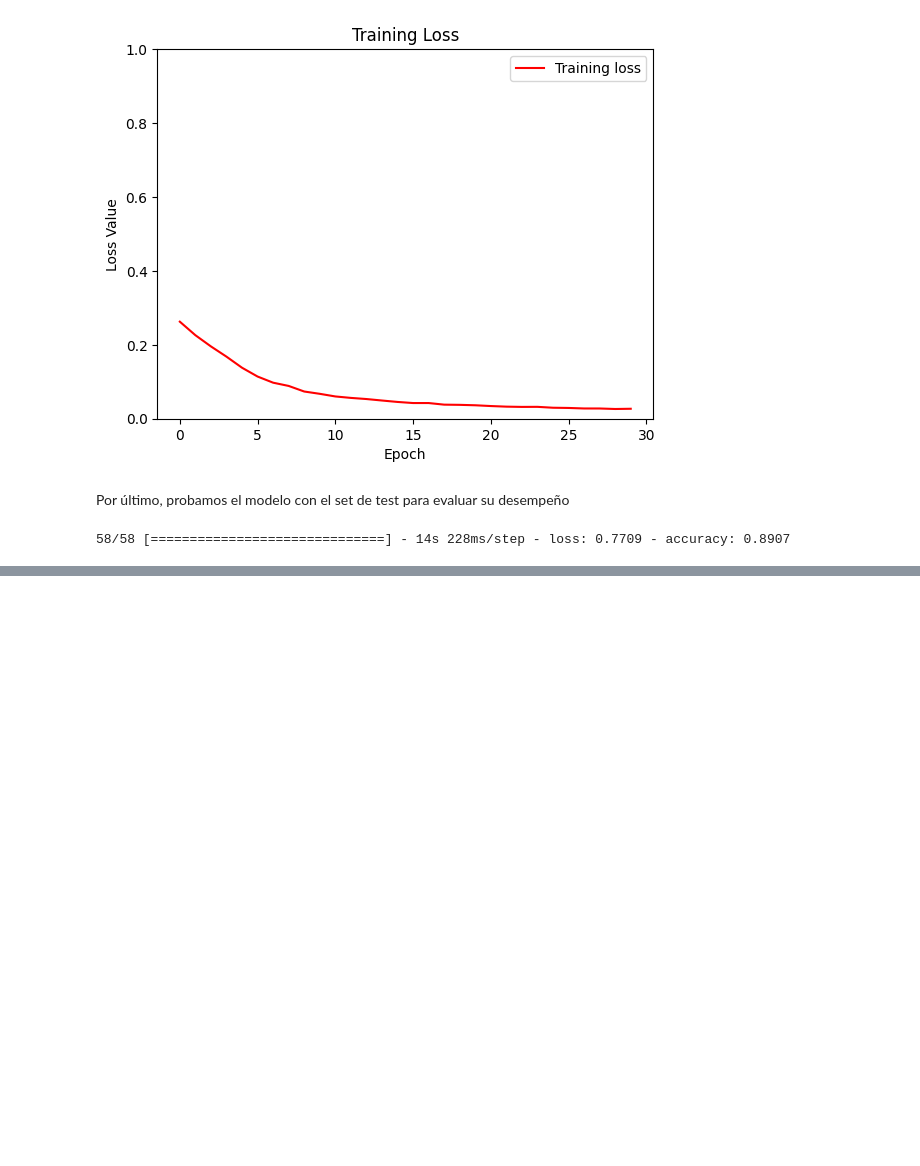
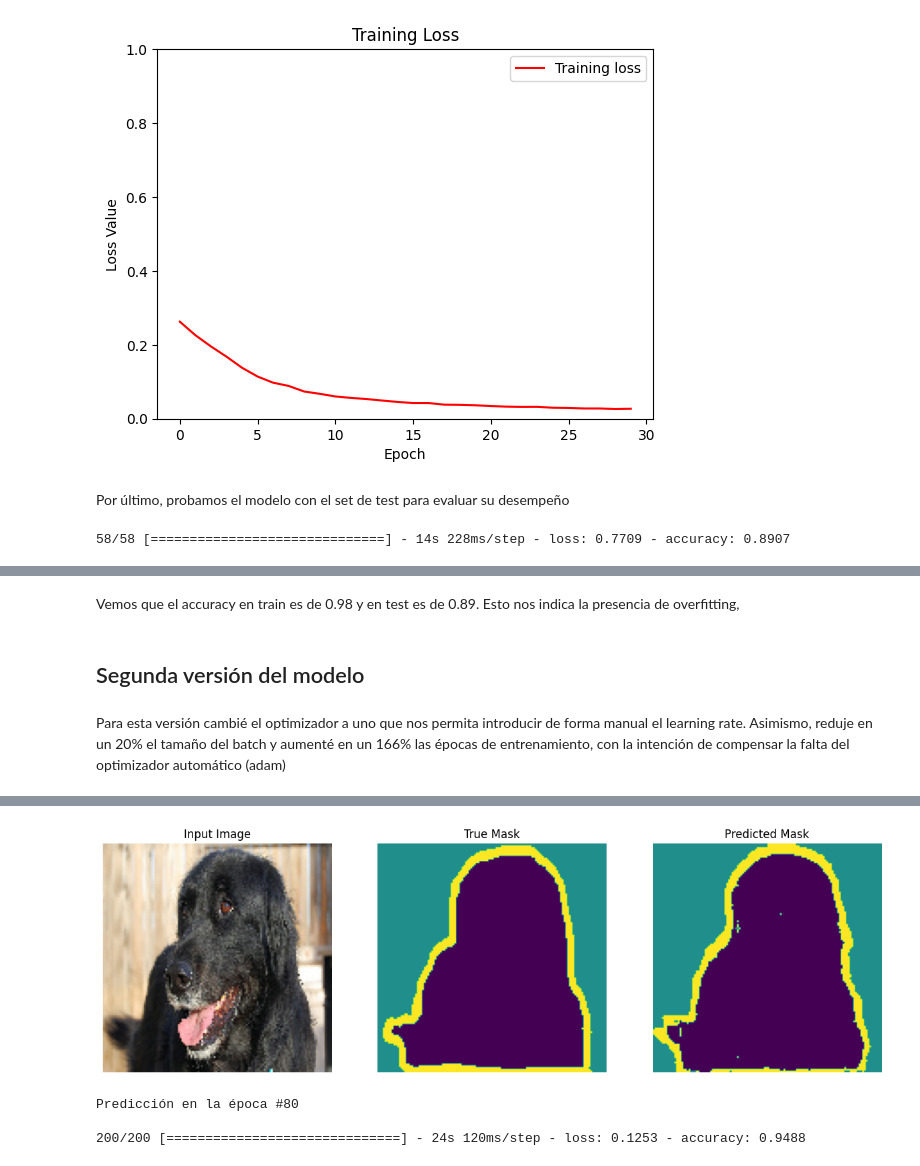
Before and after one commit to Cutberto/IAModulo2, a Jupyter notebook: image_segmentation/image_segmentation_cutberto.ipynb, the cells around one changed output, grey strips where cells are left out. Cells and saved outputs as stored; diff of their text form; code cells hidden in the pictures; blank space fills up the shorter version.

Commit message:
Cargar modelo mejorado

```diff
--- a/image_segmentation/image_segmentation_cutberto.ipynb
+++ b/image_segmentation/image_segmentation_cutberto.ipynb
@@ -280,0 +295,48 @@ Vemos que el accuracy en train
+# %% [markdown]
+Vemos que el accuracy en train es de 0.98 y en test es de 0.89.  Esto nos indica la presencia de overfitting,
+# %% [markdown]
+## Segunda versión del modelo
+# %% [markdown]
+Para esta versión cambié el optimizador a uno que nos permita introducir de forma manual el learning rate. Asimismo, reduje en un 20% el tamaño del batch y aumenté en un 166% las épocas de entrenamiento, con la intención de compensar la falta del optimizador automático (adam)
+# %%
+def unet_model(output_channels:int):
+  inputs = tf.keras.layers.Input(shape=[128, 128, 3])
+
+  # Downsampling, aqui se recupera MobileNet
+  skips = down_stack(inputs)
+  x = skips[-1]
+  skips = reversed(skips[:-1])
+
+  # Upsampling y skip connections
+  for up, skip in zip(up_stack, skips):
+    x = up(x)
+    concat = tf.keras.layers.Concatenate()
+    x = concat([x, skip])
+
+  # Capa final del modelo
+  last = tf.keras.layers.Conv2DTranspose(
+      filters=output_channels, kernel_size=3, strides=2,
+      padding='same')  #64x64 -> 128x128
+
+  x = last(x)
+
+  return tf.keras.Model(inputs=inputs, outputs=x)
+# %%
+from tensorflow.keras import optimizers
+
+OUTPUT_CLASSES = 3
+
+model = unet_model(output_channels=OUTPUT_CLASSES)
+model.compile(	optimizer=optimizers.RMSprop(learning_rate=2e-5),
+
+              loss=tf.keras.losses.SparseCategoricalCrossentropy(from_logits=True),
+              metrics=['accuracy'])
+# %%
+#Entrenamiento del modelo
+EPOCHS = 80
+BUFFER_SIZE =800
+
+model_history = model.fit(train_batches, epochs=EPOCHS,
+                          steps_per_epoch=200,
+                          callbacks=[DisplayCallback()])
+# %% [output]
@@ -280,0 +344,4 @@ Vemos que el accuracy en train
+[figure, added]
+Predicción en la época #80
+
+200/200 [==============================] - 24s 120ms/step - loss: 0.1253 - accuracy: 0.9488
```
Also changed, not shown: parts of 18 cells of this notebook.
